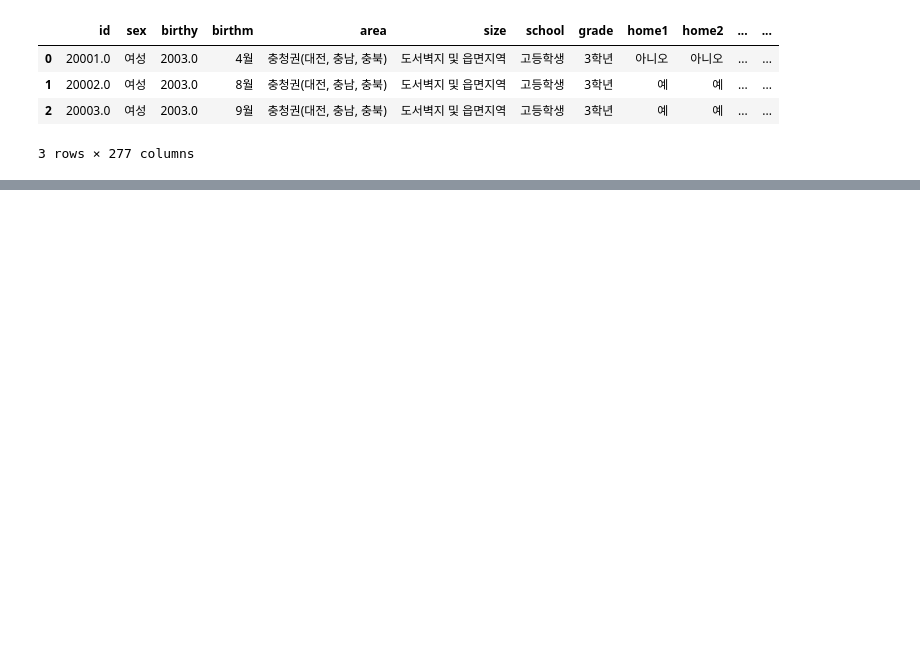
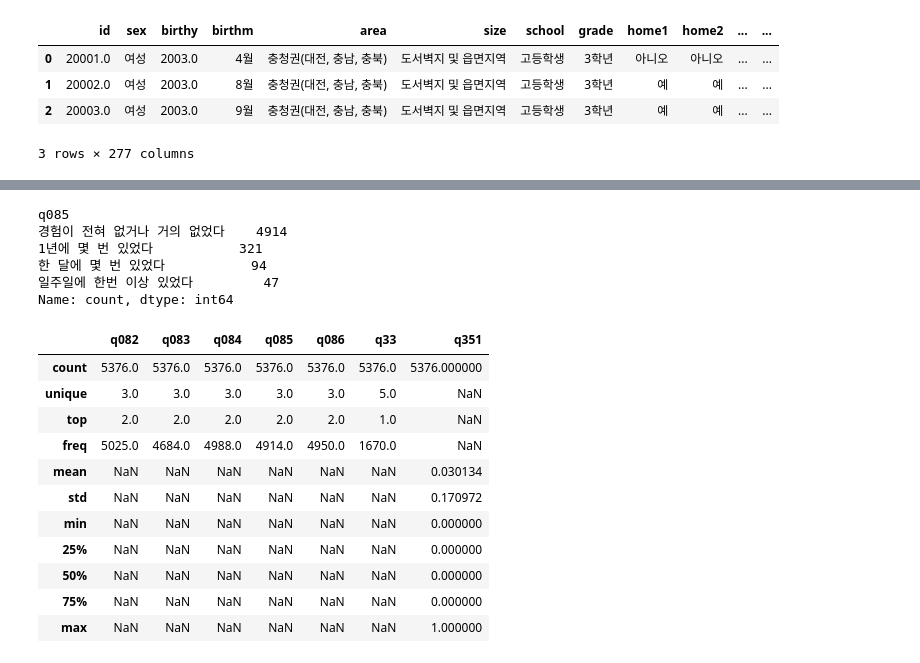
Before and after one commit to HyunsungRyu/education_analysis, a Jupyter notebook: happyindex.ipynb, the cells around one changed output, grey strips where cells are left out. Drawn from its saved outputs; the diff is of its cells as text; code cells hidden in the pictures; blank space fills up the shorter version.

```diff
--- a/happyindex.ipynb
+++ b/happyindex.ipynb
@@ -227,0 +325,2 @@ print(df.head())
+# %%
+school_satis = df[['q082', 'q083', 'q084', 'q085', 'q086']+['q33', 'q351']]
@@ -227,0 +338,30 @@ print(df.head())
+# %%
+df['q085'].value_counts()
+# %% [output]
+q085
+경험이 전혀 없거나 거의 없었다    4914
+1년에 몇 번 있었다           321
+한 달에 몇 번 있었다           94
+일주일에 한번 이상 있었다         47
+Name: count, dtype: int64
+# %%
+school_satis['q351'] = school_satis['q351'].cat.add_categories([0])
+school_satis = null0(school_satis)
+school_satis['q351'] = school_satis['q351'].replace(['0', '모름/무응답'], 0).apply(lambda x: 0 if x == 0 else 1)
+school_satis = encoding(school_satis, ['q082', 'q083', 'q084', 'q085', 'q086'], how_often_map)
+school_satis = encoding(school_satis, ['q33'], how_serious_map)
+# %%
+school_satis.describe(include='all')
+# %% [output]
+|  | q082 | q083 | q084 | q085 | q086 | q33 | q351 |
+| count | 5376.0 | 5376.0 | 5376.0 | 5376.0 | 5376.0 | 5376.0 | 5376.000000 |
+| unique | 3.0 | 3.0 | 3.0 | 3.0 | 3.0 | 5.0 | NaN |
+| top | 2.0 | 2.0 | 2.0 | 2.0 | 2.0 | 1.0 | NaN |
+| freq | 5025.0 | 4684.0 | 4988.0 | 4914.0 | 4950.0 | 1670.0 | NaN |
+| mean | NaN | NaN | NaN | NaN | NaN | NaN | 0.030134 |
+| std | NaN | NaN | NaN | NaN | NaN | NaN | 0.170972 |
+| min | NaN | NaN | NaN | NaN | NaN | NaN | 0.000000 |
+| 25% | NaN | NaN | NaN | NaN | NaN | NaN | 0.000000 |
+| 50% | NaN | NaN | NaN | NaN | NaN | NaN | 0.000000 |
+| 75% | NaN | NaN | NaN | NaN | NaN | NaN | 0.000000 |
+| max | NaN | NaN | NaN | NaN | NaN | NaN | 1.000000 |
```
Also changed, not shown: parts of 27 cells of this notebook.
